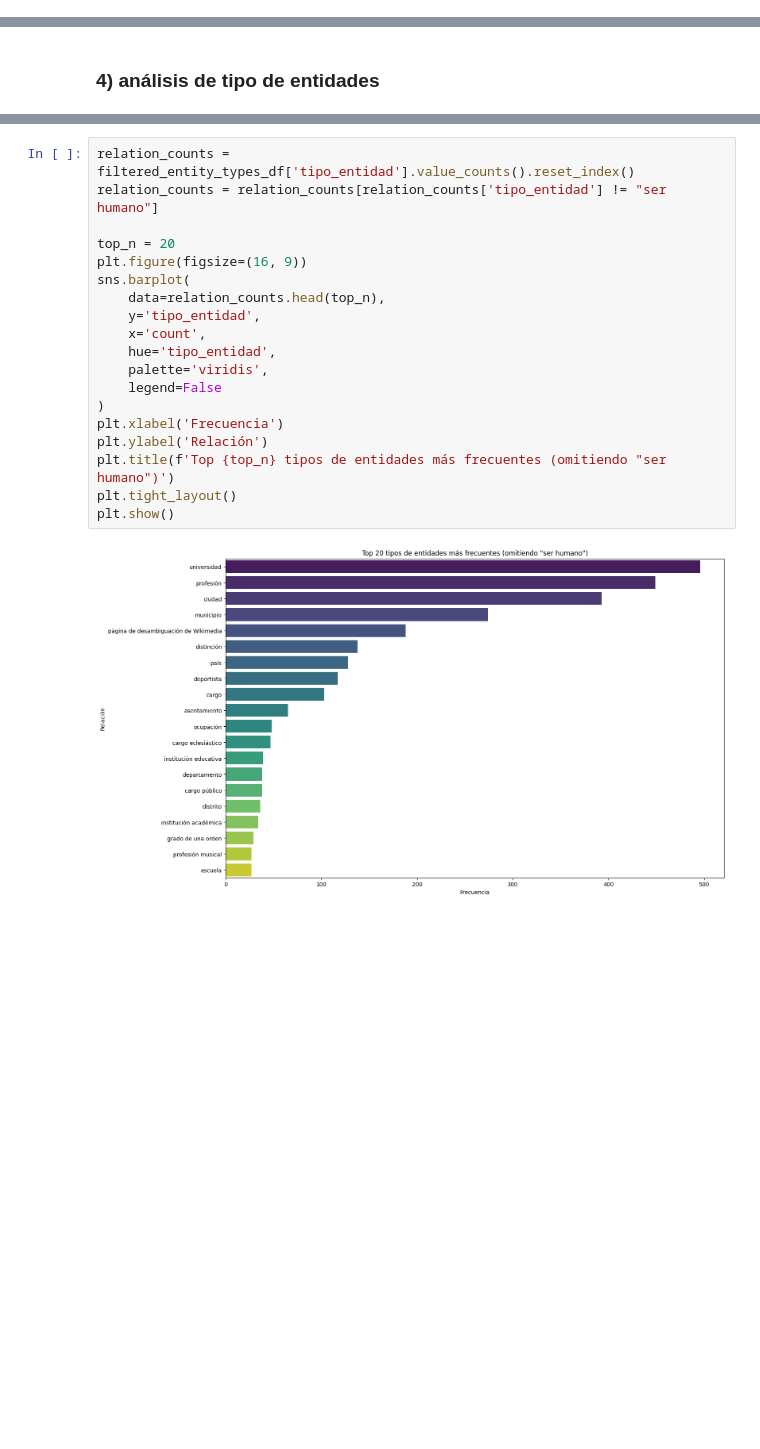
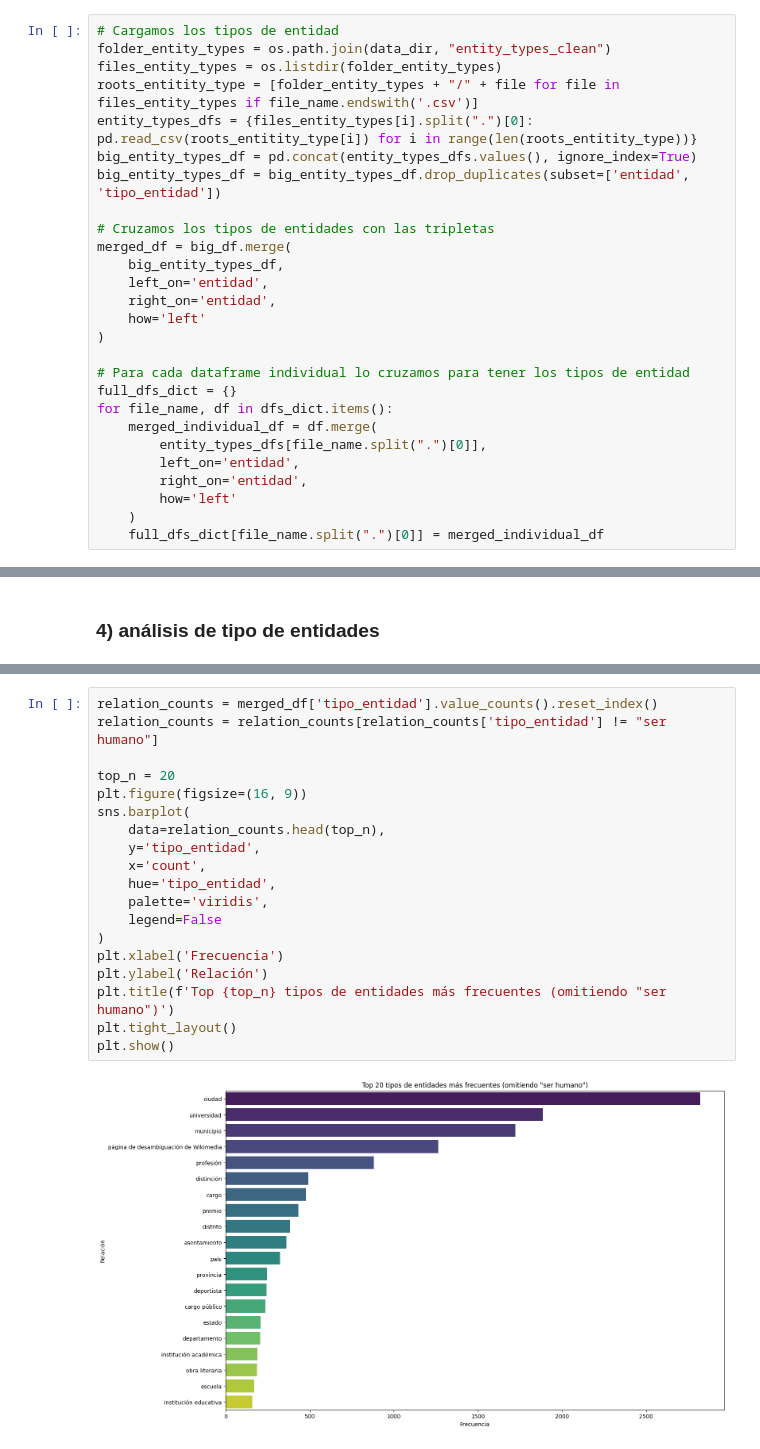
Before and after one commit to JuanHernandez-uc/Proyecto-IA-Gen, a Jupyter notebook: Analisis de datos/analisis_exploratorio.ipynb, the cells around one changed output, grey strips where cells are left out. Drawn from its saved outputs; the diff is of its cells as text; blank space fills up the shorter version.

```diff
--- a/Analisis de datos/analisis_exploratorio.ipynb
+++ b/Analisis de datos/analisis_exploratorio.ipynb
@@ -97,0 +104,27 @@ relations_per_entity_hist_all()
+# %%
+# Cargamos los tipos de entidad
+folder_entity_types = os.path.join(data_dir, "entity_types_clean")
+files_entity_types = os.listdir(folder_entity_types)
+roots_entitity_type = [folder_entity_types + "/" + file for file in files_entity_types if file_name.endswith('.csv')]
+entity_types_dfs = {files_entity_types[i].split(".")[0]: pd.read_csv(roots_entitity_type[i]) for i in range(len(roots_entitity_type))}
+big_entity_types_df = pd.concat(entity_types_dfs.values(), ignore_index=True)
+big_entity_types_df = big_entity_types_df.drop_duplicates(subset=['entidad', 'tipo_entidad'])
+
+# Cruzamos los tipos de entidades con las tripletas
+merged_df = big_df.merge(
+    big_entity_types_df,
+    left_on='entidad',
+    right_on='entidad',
+    how='left'
+)
+
+# Para cada dataframe individual lo cruzamos para tener los tipos de entidad
+full_dfs_dict = {}
+for file_name, df in dfs_dict.items():
+    merged_individual_df = df.merge(
+        entity_types_dfs[file_name.split(".")[0]],
+        left_on='entidad',
+        right_on='entidad',
+        how='left'
+    )
+    full_dfs_dict[file_name.split(".")[0]] = merged_individual_df
@@ -170,21 +153,21 @@ filtered_entity_types_df.to_csv(os.path.join(data_dir,"entity_types_clean", "ent
 # %%
-relation_counts = filtered_entity_types_df['tipo_entidad'].value_counts().reset_index()
+relation_counts = merged_df['tipo_entidad'].value_counts().reset_index()
 relation_counts = relation_counts[relation_counts['tipo_entidad'] != "ser humano"]
 
 top_n = 20
 plt.figure(figsize=(16, 9))
 sns.barplot(
     data=relation_counts.head(top_n),
     y='tipo_entidad',
     x='count',
     hue='tipo_entidad',
     palette='viridis',
     legend=False
 )
 plt.xlabel('Frecuencia')
 plt.ylabel('Relación')
 plt.title(f'Top {top_n} tipos de entidades más frecuentes (omitiendo "ser humano")')
 plt.tight_layout()
 plt.show()
 # %% [output]
-[figure, old version]
+[figure, new version]
```
Also changed, not shown: parts of 9 cells of this notebook.
